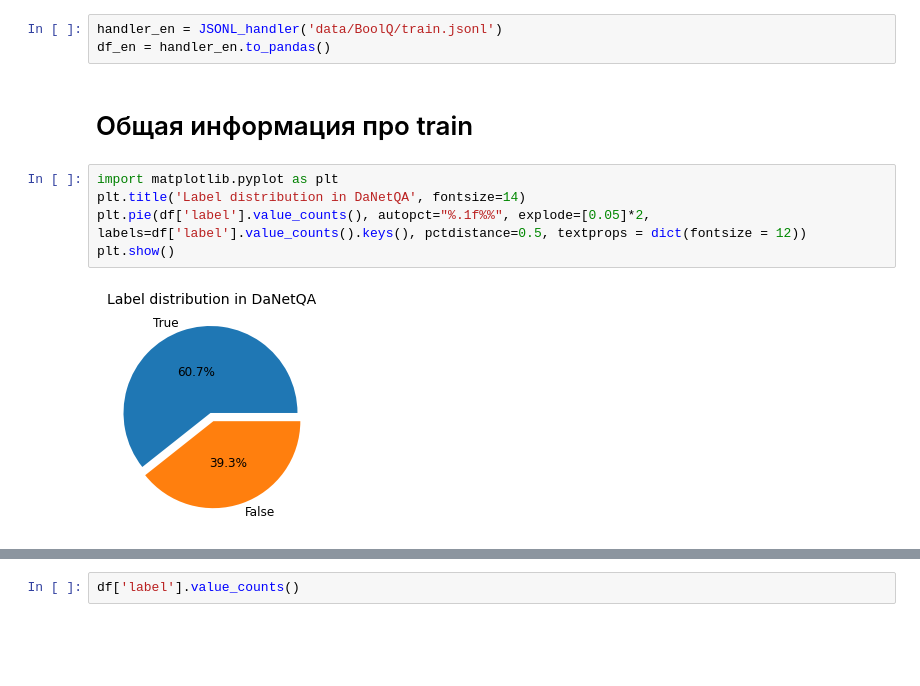
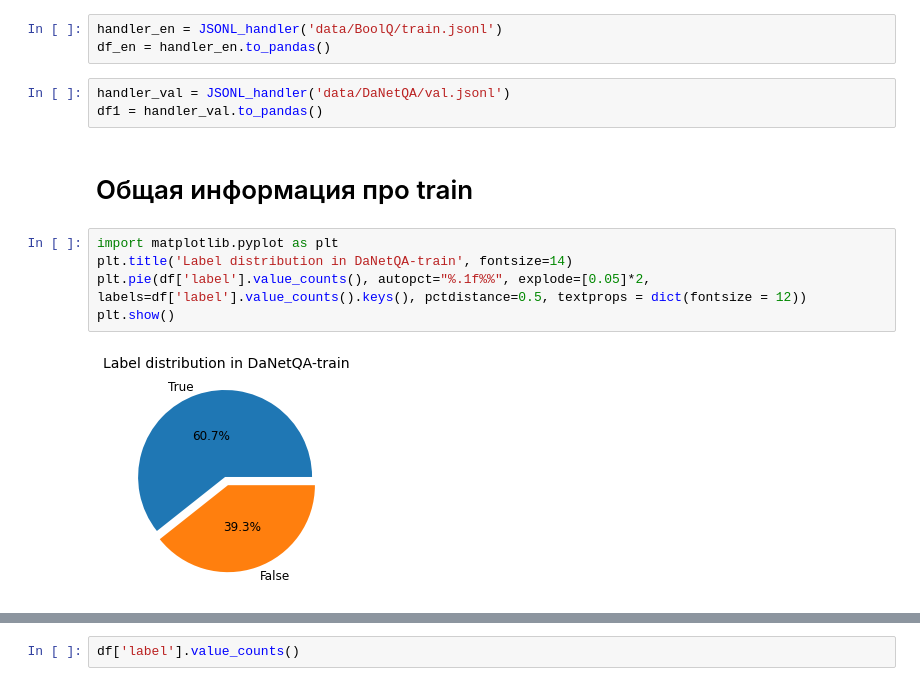
Before and after one commit to tatiana-iazykova/2020_HACK_RUSSIANSUPERGLUE, a Jupyter notebook: RSG_DaNetQA.ipynb, the cells around one changed output, grey strips where cells are left out. Drawn from its saved outputs; the diff is of its cells as text; blank space fills up the shorter version.

```diff
--- a/RSG_DaNetQA.ipynb
+++ b/RSG_DaNetQA.ipynb
@@ -140,12 +129,15 @@ df = handler.to_pandas()
 # %%
 handler_en = JSONL_handler('data/BoolQ/train.jsonl')
 df_en = handler_en.to_pandas()
+# %%
+handler_val = JSONL_handler('data/DaNetQA/val.jsonl')
+df1 = handler_val.to_pandas()
 # %% [markdown]
 # Общая информация про train
 # %%
 import matplotlib.pyplot as plt
-plt.title('Label distribution in DaNetQA', fontsize=14)
+plt.title('Label distribution in DaNetQA-train', fontsize=14)
 plt.pie(df['label'].value_counts(), autopct="%.1f%%", explode=[0.05]*2, labels=df['label'].value_counts().keys(), pctdistance=0.5, textprops = dict(fontsize = 12))
 plt.show()
 # %% [output]
-[figure, old version]
+[figure, new version]
```
Also changed, not shown: parts of 10 cells of this notebook.
